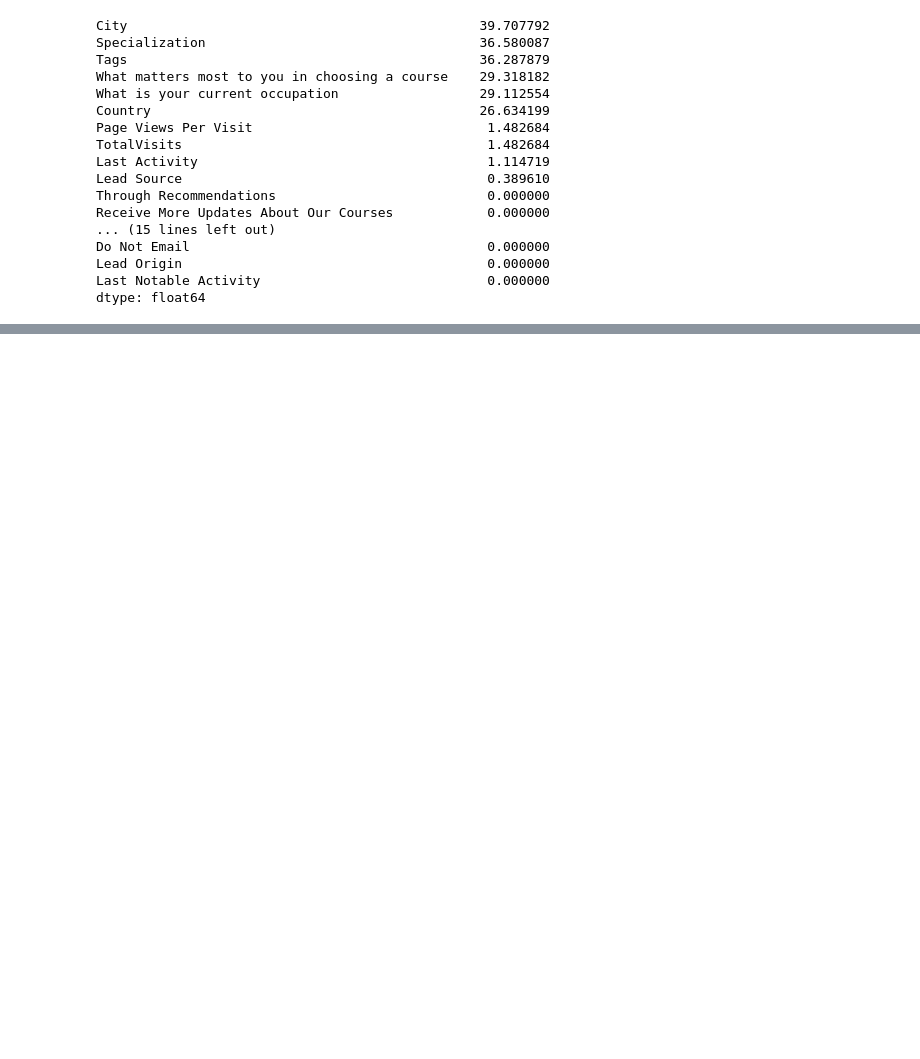
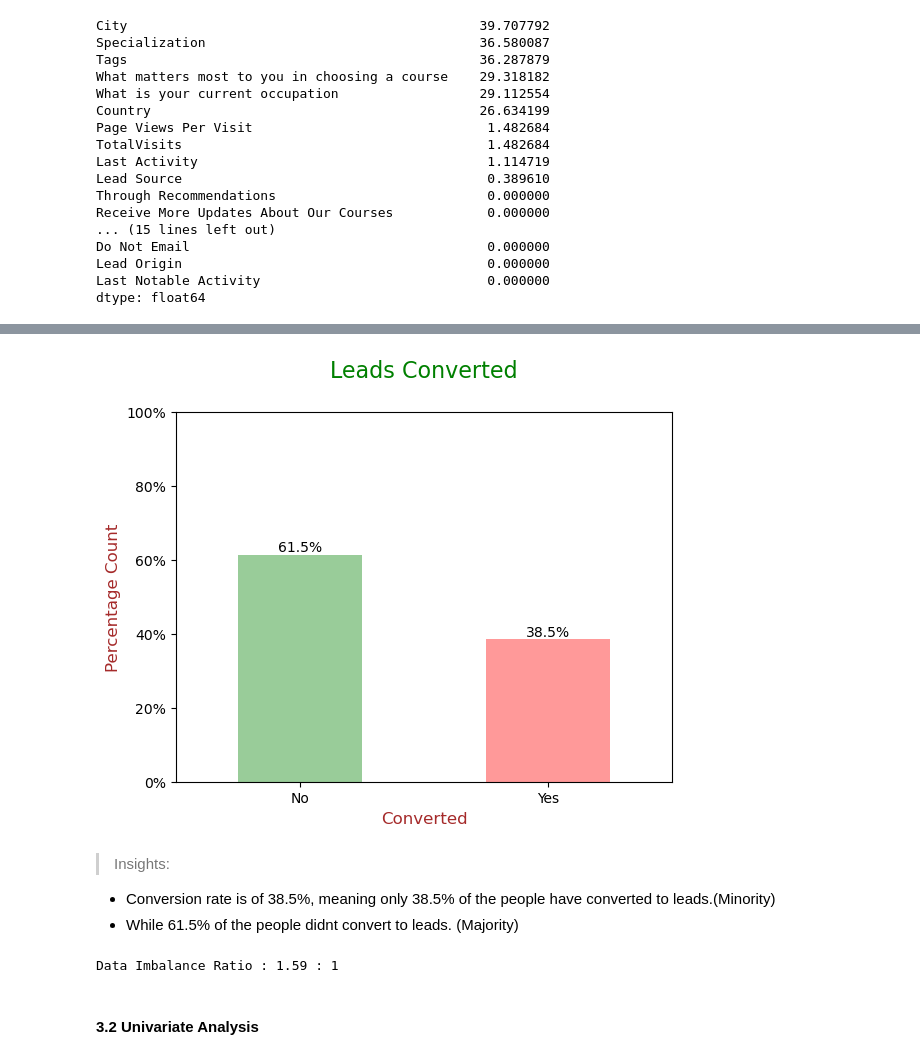
Before and after one commit to ATShweta/Lead-Scoring-Case-Study, a Jupyter notebook: Lead_Scoring_Case_Study.ipynb, the cells around one changed output, grey strips where cells are left out. Saved outputs shown, nothing was run; the diff lists cells and outputs as text; code cells hidden in the pictures; blank space fills up the shorter version.

```diff
--- a/Lead_Scoring_Case_Study.ipynb
+++ b/Lead_Scoring_Case_Study.ipynb
@@ -237,0 +792,6 @@ There are 10 columns with null values remaining in dataset.
+# %%
+# Renaming column name to "Free_copy" from "A free copy of Mastering The Interview"
+leads_df.rename(columns={'A free copy of Mastering The Interview': 'Free_copy'}, inplace=True)
+
+# Renaming column name to "Current_occupation" from "What is your current occupationA free copy of Mastering The Interview"
+leads_df.rename(columns={'What is your current occupation': 'Current_occupation'}, inplace=True)
@@ -237,0 +800,7 @@ There are 10 columns with null values remaining in dataset.
+# %%
+# "Do Not Email" & "Free_copy" both are binary categorical columns lets map both of them yes/no to 1/0
+# Mapping binary categorical variables (Yes/No to 1/0)
+
+leads_df['Do Not Email'] = leads_df['Do Not Email'].apply(lambda x: 1 if x =='Yes' else 0)
+
+leads_df['Free_copy'] = leads_df['Free_copy'].apply(lambda x: 1 if x =='Yes' else 0)
@@ -237,0 +838,45 @@ There are 10 columns with null values remaining in dataset.
+# %%
+## ploting the results on bar plot
+
+ax=(100*leads_df["Converted"].value_counts(normalize=True)).plot.bar(color=["Green","Red"],alpha=0.4)
+
+# Adding and formatting title
+plt.title("Leads Converted\n", fontdict={'fontsize': 16, 'fontweight' : 12, 'color' : 'Green'})
+
+
+# Labeling Axes
+plt.xlabel('Converted', fontdict={'fontsize': 12, 'fontweight' : 20, 'color' : 'Brown'})
+plt.ylabel("Percentage Count", fontdict={'fontsize': 12, 'fontweight' : 20, 'color' : 'Brown'})
+
+# modification ticks y axis
+ticks=np.arange(0,101,20)
+labels=["{:.0f}%".format(i) for i in ticks]
+plt.yticks(ticks,labels)
+
+#xticks
+plt.xticks([0,1],["No","Yes"])
+plt.xticks(rotation=0)
+
+for p in ax.patches:
+    ax.annotate('{:.1f}%'.format(p.get_height()), (p.get_x() + p.get_width() / 2., p.get_height()),
+                  ha = 'center', va = 'center', xytext = (0, 5), textcoords = 'offset points')
+
+plt.show()
+# %% [output]
+[figure, added]
+# %% [markdown]
+> Insights:
+
+<ul>
+<li>Conversion rate is of 38.5%, meaning only 38.5% of the people have converted to leads.(Minority)</li>
+<li>While 61.5% of the people didnt convert to leads. (Majority)</li>
+</ul>
+# %%
+### Ratio of Data Imbalance
+ratio=(leads_df["Converted"].value_counts(normalize=True).loc[0])/(leads_df["Converted"].value_counts(normalize=True).loc[1])
+
+print("Data Imbalance Ratio : {:.2f} : {}".format(ratio,1))
+# %% [output]
+Data Imbalance Ratio : 1.59 : 1
+# %% [markdown]
+#### 3.2 Univariate Analysis
```
Also changed, not shown: parts of 78 cells of this notebook.
